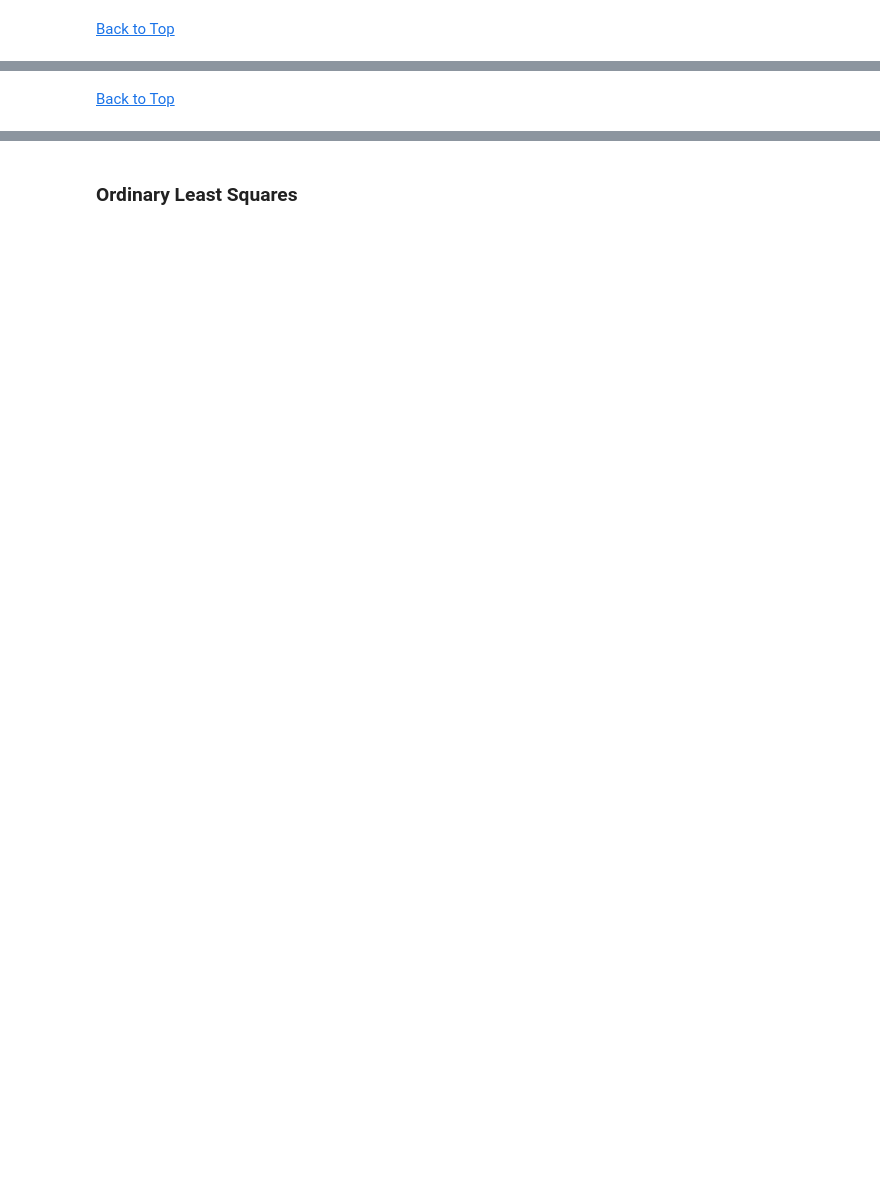
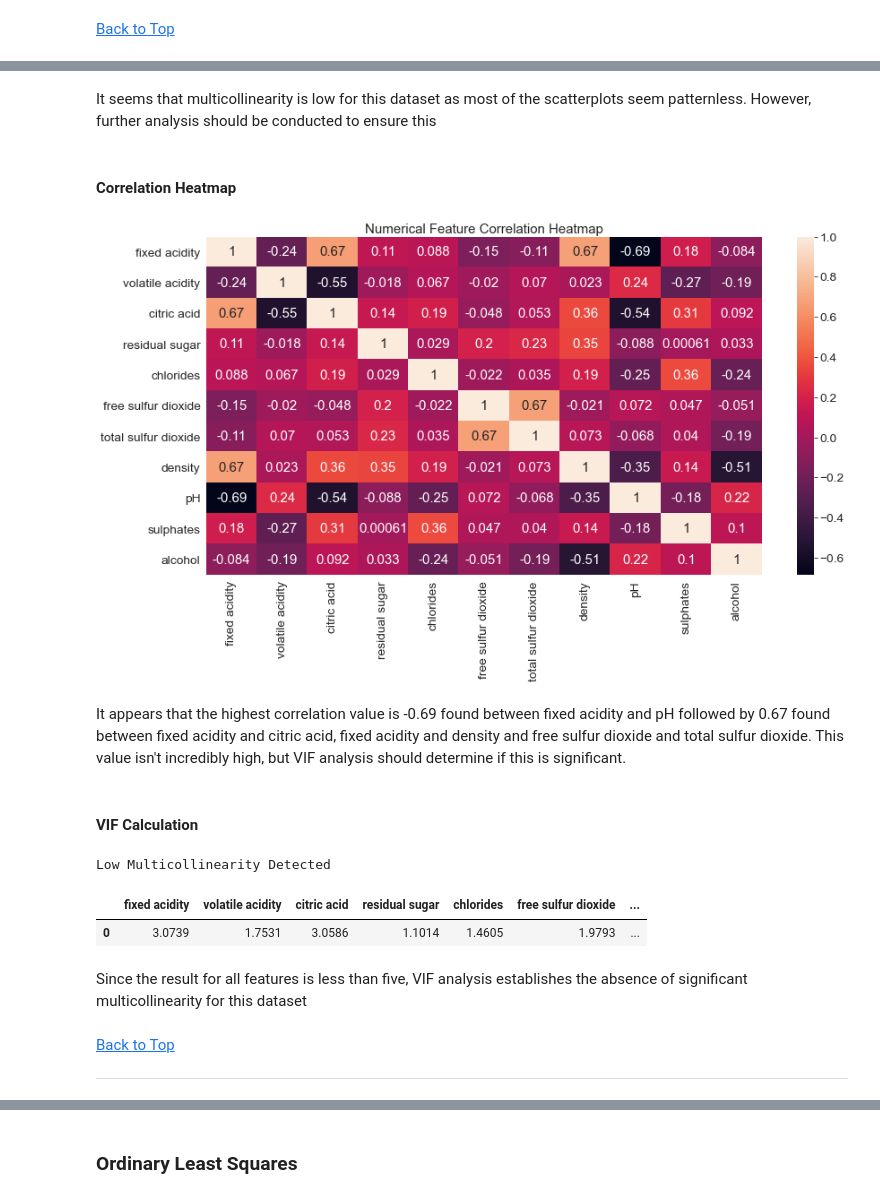
Before and after one commit to wyattowalsh/regularized-linear-regression-deep-dive, a Jupyter notebook: nb.ipynb, the cells around one changed output, grey strips where cells are left out. Drawn from its saved outputs; the diff is of its cells as text; code cells hidden in the pictures; blank space fills up the shorter version.

```diff
--- a/nb.ipynb
+++ b/nb.ipynb
@@ -69,2 +144,25 @@ With a training proportion of 0.8, there are 1279 rows in the training set and 3
+# %% [markdown]
+It seems that multicollinearity is low for this dataset as most of the scatterplots seem patternless. However, further analysis should be conducted to ensure this
+# %% [markdown]
+#### Correlation Heatmap
+# %%
+plt.figure(figsize=(20, 10))
+visualization.correlation_heatmap(train)
+# %% [output]
+[figure, added]
+# %% [markdown]
+It appears that the highest correlation value is -0.69 found between fixed acidity and pH followed by 0.67 found between fixed acidity and citric acid, fixed acidity and density and free sulfur dioxide and total sulfur dioxide. This value isn't incredibly high, but VIF analysis should determine if this is significant.
+# %% [markdown]
+#### VIF Calculation
+# %%
+utils.VIF(train)
+# %% [output]
+Low Multicollinearity Detected
+|  | fixed acidity | volatile acidity | citric acid | residual sugar | chlorides | free sulfur dioxide | ... |
+| 0 | 3.0739 | 1.7531 | 3.0586 | 1.1014 | 1.4605 | 1.9793 | ... |
+# %% [markdown]
+Since the result for all features is less than five, VIF analysis establishes the absence of significant multicollinearity for this dataset
 # %% [markdown]
 [Back to Top](#Table-of-Contents)
+
+---
```
Also changed, not shown: parts of 62 cells of this notebook, 5 other files.
